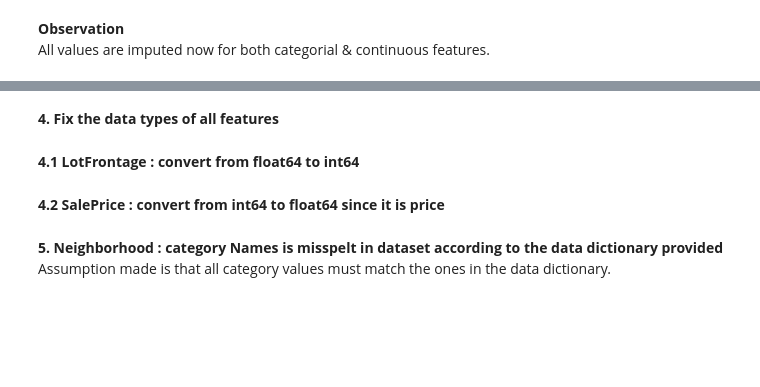
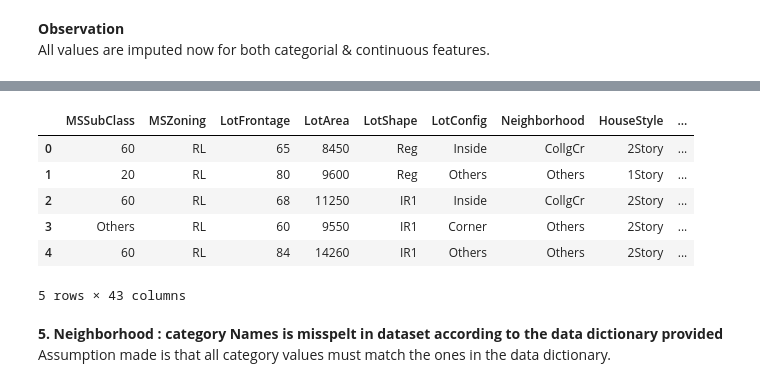
Before and after one commit to andrea-naz7/Sunrise_Housing_CaseStudy, a Jupyter notebook: Sunrise_Housing_Andrea.ipynb, the cells around one changed output, grey strips where cells are left out. Drawn from its saved outputs; the diff is of its cells as text; code cells hidden in the pictures; blank space fills up the shorter version.

```diff
--- a/Sunrise_Housing_Andrea.ipynb
+++ b/Sunrise_Housing_Andrea.ipynb
@@ -254,4 +346,0 @@ col_drop.extend(['YearBuilt','YearRemodAdd','mySold'])
-# %% [markdown]
-**4. Fix the data types of all features**
-# %% [markdown]
-**4.1 LotFrontage : convert from float64 to int64**
@@ -260,2 +346,0 @@ inp1['LotFrontage'] = inp1['LotFrontage'].apply(lambda x : int(round(x,2)))
-# %% [markdown]
-**4.2 SalePrice : convert from int64 to float64 since it is price**
@@ -264,3 +347,14 @@ inp1['SalePrice'] = inp1['SalePrice'].apply(lambda x : float(x))
+# %%
+#check data set for the new metrics
+inp1.head()
+# %% [output]
+|  | MSSubClass | MSZoning | LotFrontage | LotArea | LotShape | LotConfig | Neighborhood | HouseStyle | ... |
+| 0 | 60 | RL | 65 | 8450 | Reg | Inside | CollgCr | 2Story | ... |
+| 1 | 20 | RL | 80 | 9600 | Reg | Others | Others | 1Story | ... |
+| 2 | 60 | RL | 68 | 11250 | IR1 | Inside | CollgCr | 2Story | ... |
+| 3 | Others | RL | 60 | 9550 | IR1 | Corner | Others | 2Story | ... |
+| 4 | 60 | RL | 84 | 14260 | IR1 | Others | Others | 2Story | ... |
+5 rows × 43 columns
 # %% [markdown]
 **5. Neighborhood : category Names is misspelt in dataset according to the data dictionary provided**<br>
 Assumption made is that all category values must match the ones in the data dictionary.
```
Also changed, not shown: parts of 54 cells of this notebook.
